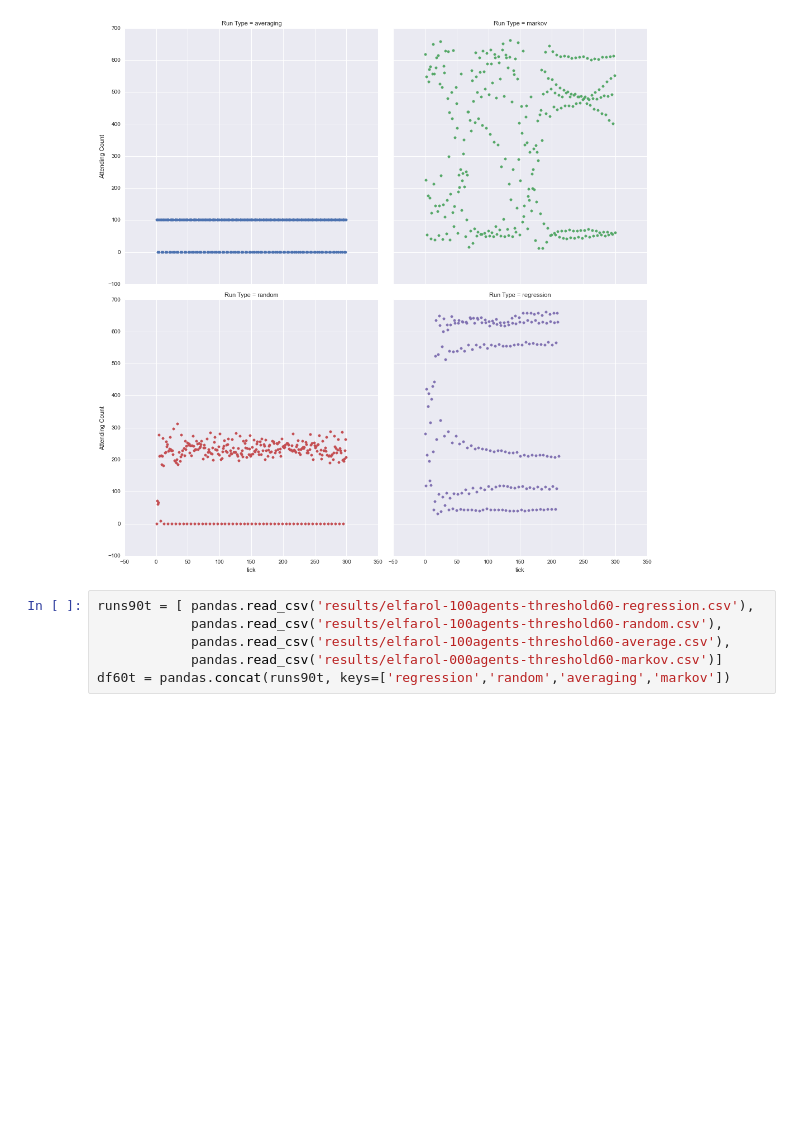
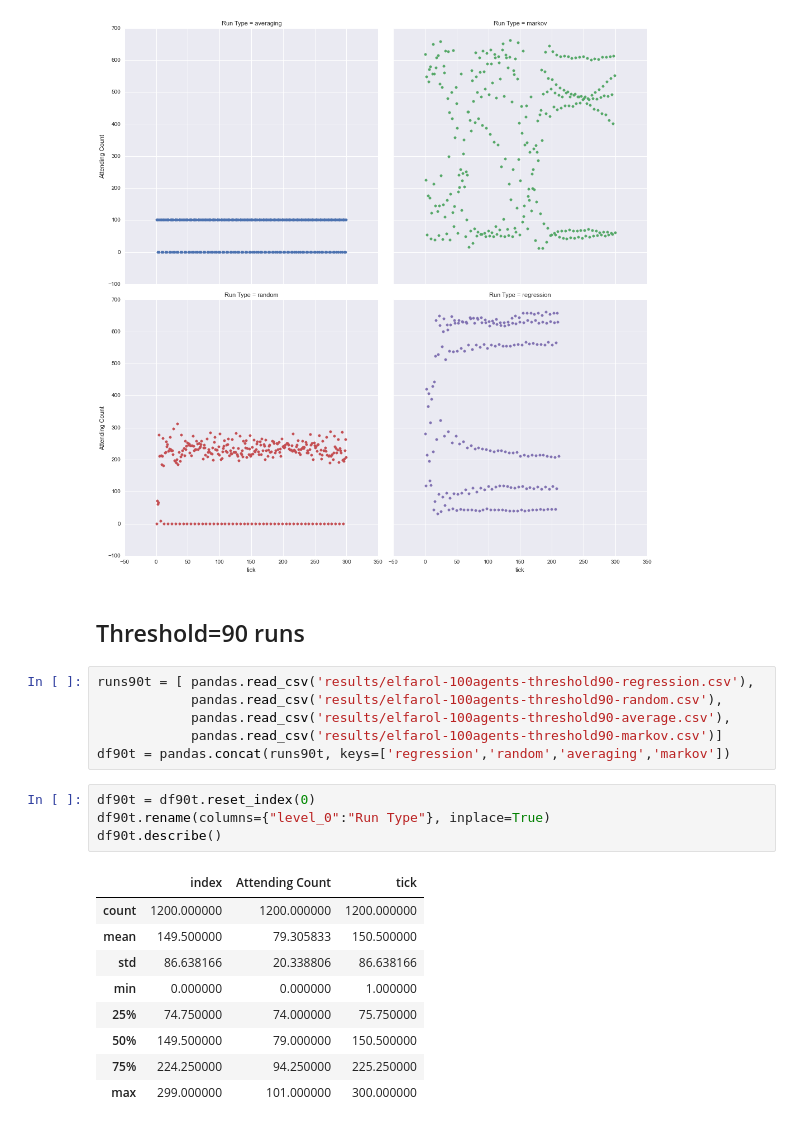
Before and after one commit to hawkw/cs383f2015-lab3, a Jupyter notebook: analysis.ipynb, the cells around one changed output. Cells and saved outputs as stored; diff of their text form; blank space fills up the shorter version.

```diff
--- a/analysis.ipynb
+++ b/analysis.ipynb
@@ -89,9 +81,26 @@ g.map(plt.scatter, "tick", "Attending Count")
 # %% [output]
 <seaborn.axisgrid.FacetGrid at 0x...>
 [figure]
+# %% [markdown]
+Threshold=90 runs
+-----------------
 # %%
-runs90t = [ pandas.read_csv('results/elfarol-100agents-threshold60-regression.csv'),
-            pandas.read_csv('results/elfarol-100agents-threshold60-random.csv'),
-            pandas.read_csv('results/elfarol-100agents-threshold60-average.csv'),
-            pandas.read_csv('results/elfarol-000agents-threshold60-markov.csv')]
-df60t = pandas.concat(runs90t, keys=['regression','random','averaging','markov'])
+runs90t = [ pandas.read_csv('results/elfarol-100agents-threshold90-regression.csv'),
+            pandas.read_csv('results/elfarol-100agents-threshold90-random.csv'),
+            pandas.read_csv('results/elfarol-100agents-threshold90-average.csv'),
+            pandas.read_csv('results/elfarol-100agents-threshold90-markov.csv')]
+df90t = pandas.concat(runs90t, keys=['regression','random','averaging','markov'])
+# %%
+df90t = df90t.reset_index(0)
+df90t.rename(columns={"level_0":"Run Type"}, inplace=True)
+df90t.describe()
+# %% [output]
+|  | index | Attending Count | tick |
+| count | 1200.000000 | 1200.000000 | 1200.000000 |
+| mean | 149.500000 | 79.305833 | 150.500000 |
+| std | 86.638166 | 20.338806 | 86.638166 |
+| min | 0.000000 | 0.000000 | 1.000000 |
+| 25% | 74.750000 | 74.000000 | 75.750000 |
+| 50% | 149.500000 | 79.000000 | 150.500000 |
+| 75% | 224.250000 | 94.250000 | 225.250000 |
+| max | 299.000000 | 101.000000 | 300.000000 |
```
Also changed, not shown: parts of 6 cells of this notebook.
